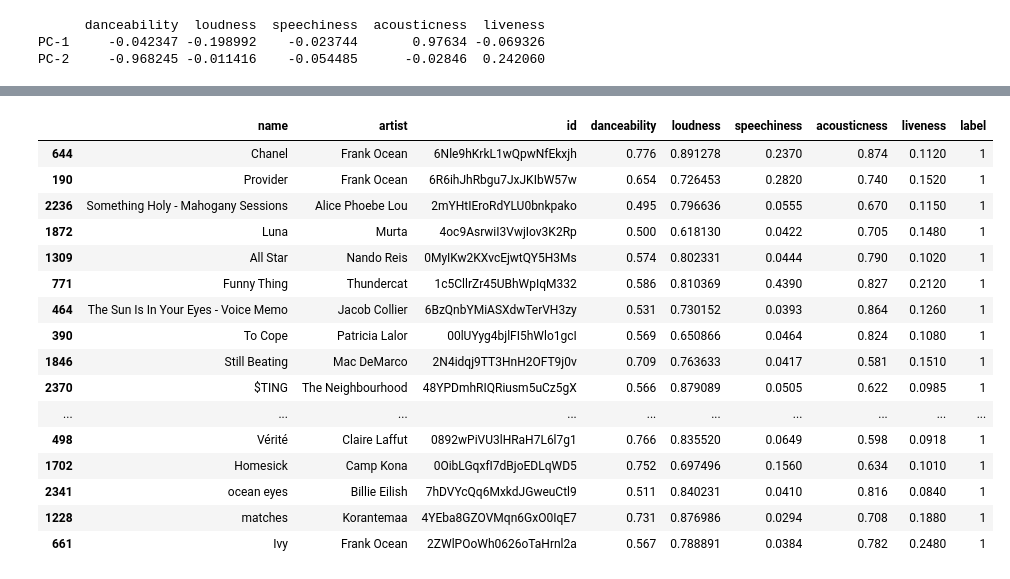
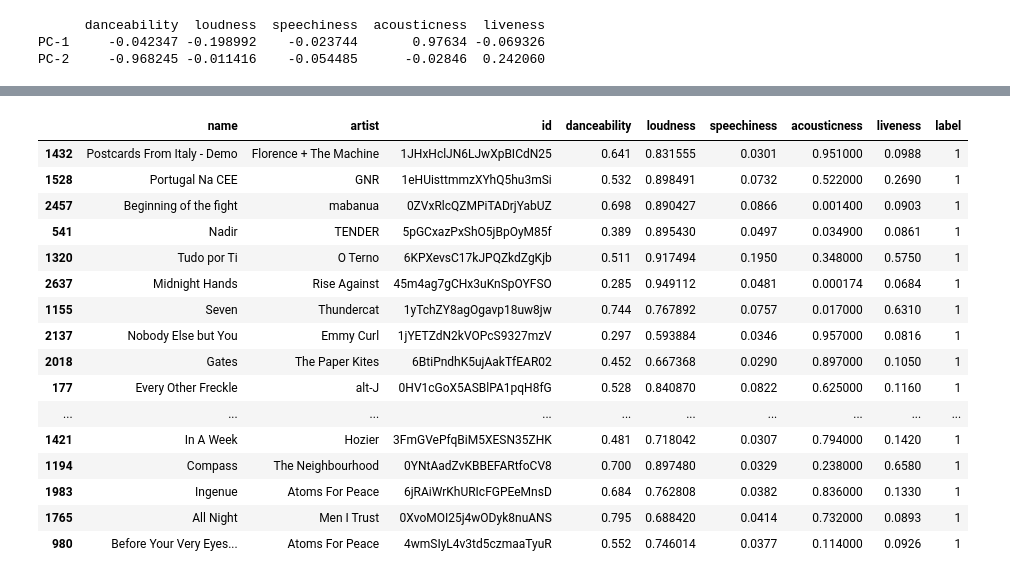
Before and after one commit to JotaCruz20/ShiftAppens, a Jupyter notebook: notebook.ipynb, the cells around one changed output, grey strips where cells are left out. Cells and saved outputs as stored; diff of their text form; code cells hidden in the pictures.

```diff
--- a/notebook.ipynb
+++ b/notebook.ipynb
@@ -124,6 +124,6 @@ plt.show()
 # %% [output]
 [figure]
 # %%
-kmeans = KMeans(n_clusters=8)
+kmeans = KMeans(n_clusters=4)
 kmeans.fit(songs_features)
 # %% [output]
@@ -205,21 +201,21 @@ songs[songs['label'] == 0].tail(50)
 # %%
-songs[songs['label'] == 1].tail(50)
+songs[songs['label'] == 1].head(50) #Energetic
 # %% [output]
 |  | name | artist | id | danceability | loudness | speechiness | acousticness | liveness | label |
-| 644 | Chanel | Frank Ocean | 6Nle9hKrkL1wQpwNfEkxjh | 0.776 | 0.891278 | 0.2370 | 0.874 | 0.1120 | 1 |
-| 190 | Provider | Frank Ocean | 6R6ihJhRbgu7JxJKIbW57w | 0.654 | 0.726453 | 0.2820 | 0.740 | 0.1520 | 1 |
-| 2236 | Something Holy - Mahogany Sessions | Alice Phoebe Lou | 2mYHtIEroRdYLU0bnkpako | 0.495 | 0.796636 | 0.0555 | 0.670 | 0.1150 | 1 |
-| 1872 | Luna | Murta | 4oc9AsrwiI3VwjIov3K2Rp | 0.500 | 0.618130 | 0.0422 | 0.705 | 0.1480 | 1 |
-| 1309 | All Star | Nando Reis | 0MyIKw2KXvcEjwtQY5H3Ms | 0.574 | 0.802331 | 0.0444 | 0.790 | 0.1020 | 1 |
-| 771 | Funny Thing | Thundercat | 1c5CllrZr45UBhWpIqM332 | 0.586 | 0.810369 | 0.4390 | 0.827 | 0.2120 | 1 |
-| 464 | The Sun Is In Your Eyes - Voice Memo | Jacob Collier | 6BzQnbYMiASXdwTerVH3zy | 0.531 | 0.730152 | 0.0393 | 0.864 | 0.1260 | 1 |
-| 390 | To Cope | Patricia Lalor | 00lUYyg4bjlFI5hWlo1gcI | 0.569 | 0.650866 | 0.0464 | 0.824 | 0.1080 | 1 |
-| 1846 | Still Beating | Mac DeMarco | 2N4idqj9TT3HnH2OFT9j0v | 0.709 | 0.763633 | 0.0417 | 0.581 | 0.1510 | 1 |
-| 2370 | $TING | The Neighbourhood | 48YPDmhRIQRiusm5uCz5gX | 0.566 | 0.879089 | 0.0505 | 0.622 | 0.0985 | 1 |
+| 1432 | Postcards From Italy - Demo | Florence + The Machine | 1JHxHclJN6LJwXpBICdN25 | 0.641 | 0.831555 | 0.0301 | 0.951000 | 0.0988 | 1 |
+| 1528 | Portugal Na CEE | GNR | 1eHUisttmmzXYhQ5hu3mSi | 0.532 | 0.898491 | 0.0732 | 0.522000 | 0.2690 | 1 |
+| 2457 | Beginning of the fight | mabanua | 0ZVxRlcQZMPiTADrjYabUZ | 0.698 | 0.890427 | 0.0866 | 0.001400 | 0.0903 | 1 |
+| 541 | Nadir | TENDER | 5pGCxazPxShO5jBpOyM85f | 0.389 | 0.895430 | 0.0497 | 0.034900 | 0.0861 | 1 |
+| 1320 | Tudo por Ti | O Terno | 6KPXevsC17kJPQZkdZgKjb | 0.511 | 0.917494 | 0.1950 | 0.348000 | 0.5750 | 1 |
+| 2637 | Midnight Hands | Rise Against | 45m4ag7gCHx3uKnSpOYFSO | 0.285 | 0.949112 | 0.0481 | 0.000174 | 0.0684 | 1 |
+| 1155 | Seven | Thundercat | 1yTchZY8agOgavp18uw8jw | 0.744 | 0.767892 | 0.0757 | 0.017000 | 0.6310 | 1 |
+| 2137 | Nobody Else but You | Emmy Curl | 1jYETZdN2kVOPcS9327mzV | 0.297 | 0.593884 | 0.0346 | 0.957000 | 0.0816 | 1 |
+| 2018 | Gates | The Paper Kites | 6BtiPndhK5ujAakTfEAR02 | 0.452 | 0.667368 | 0.0290 | 0.897000 | 0.1050 | 1 |
+| 177 | Every Other Freckle | alt-J | 0HV1cGoX5ASBlPA1pqH8fG | 0.528 | 0.840870 | 0.0822 | 0.625000 | 0.1160 | 1 |
 | ... | ... | ... | ... | ... | ... | ... | ... | ... | ... |
-| 498 | Vérité | Claire Laffut | 0892wPiVU3lHRaH7L6l7g1 | 0.766 | 0.835520 | 0.0649 | 0.598 | 0.0918 | 1 |
-| 1702 | Homesick | Camp Kona | 0OibLGqxfI7dBjoEDLqWD5 | 0.752 | 0.697496 | 0.1560 | 0.634 | 0.1010 | 1 |
-| 2341 | ocean eyes | Billie Eilish | 7hDVYcQq6MxkdJGweuCtl9 | 0.511 | 0.840231 | 0.0410 | 0.816 | 0.0840 | 1 |
-| 1228 | matches | Korantemaa | 4YEba8GZOVMqn6GxO0IqE7 | 0.731 | 0.876986 | 0.0294 | 0.708 | 0.1880 | 1 |
-| 661 | Ivy | Frank Ocean | 2ZWlPOoWh0626oTaHrnl2a | 0.567 | 0.788891 | 0.0384 | 0.782 | 0.2480 | 1 |
+| 1421 | In A Week | Hozier | 3FmGVePfqBiM5XESN35ZHK | 0.481 | 0.718042 | 0.0307 | 0.794000 | 0.1420 | 1 |
+| 1194 | Compass | The Neighbourhood | 0YNtAadZvKBBEFARtfoCV8 | 0.700 | 0.897480 | 0.0329 | 0.238000 | 0.6580 | 1 |
+| 1983 | Ingenue | Atoms For Peace | 6jRAiWrKhURIcFGPEeMnsD | 0.684 | 0.762808 | 0.0382 | 0.836000 | 0.1330 | 1 |
+| 1765 | All Night | Men I Trust | 0XvoMOI25j4wODyk8nuANS | 0.795 | 0.688420 | 0.0414 | 0.732000 | 0.0893 | 1 |
+| 980 | Before Your Very Eyes... | Atoms For Peace | 4wmSIyL4v3td5czmaaTyuR | 0.552 | 0.746014 | 0.0377 | 0.114000 | 0.0926 | 1 |
 # %%
```
Also changed, not shown: parts of 16 cells of this notebook, 1 other file.
